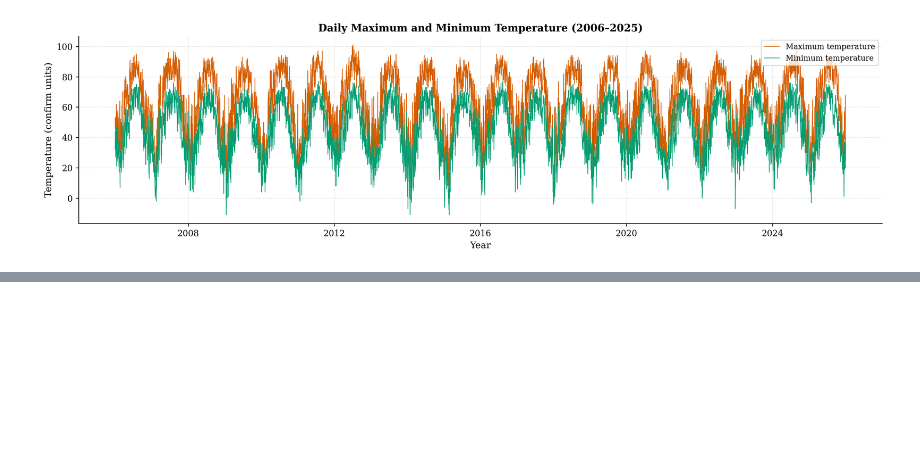
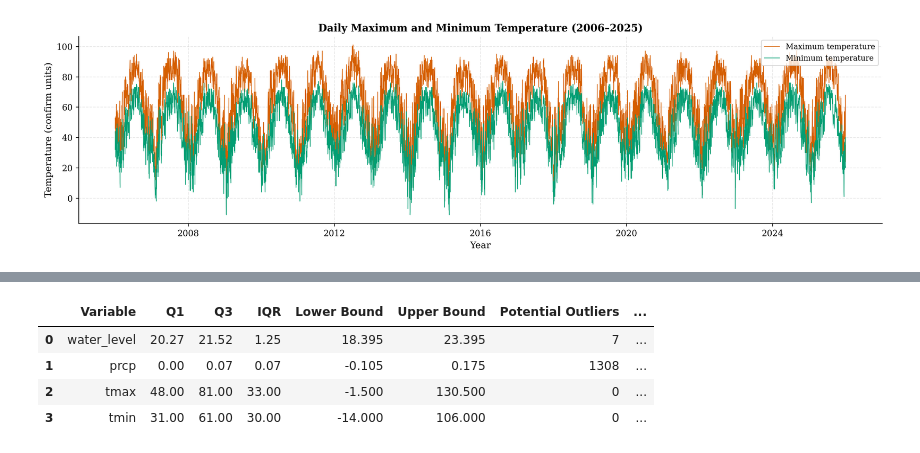
Before and after one commit to Yarek81/Predicting-Groundwater-Levels-Time-Series-Analysis, a Jupyter notebook: Predicting_Groundwater_Levels_with_ML.ipynb, the cells around one changed output, grey strips where cells are left out. Saved outputs shown, nothing was run; the diff lists cells and outputs as text; code cells hidden in the pictures; blank space fills up the shorter version.

```diff
--- a/Predicting_Groundwater_Levels_with_ML.ipynb
+++ b/Predicting_Groundwater_Levels_with_ML.ipynb
@@ -589,0 +773,46 @@ plt.show()
+# %%
+# ============================================================
+# POTENTIAL OUTLIER DETECTION (IQR METHOD)
+# ============================================================
+
+outlier_results = []
+
+for variable in variables:
+
+    series = df[variable].dropna()
+
+    Q1 = series.quantile(0.25)
+    Q3 = series.quantile(0.75)
+
+    IQR = Q3 - Q1
+
+    lower_bound = Q1 - 1.5 * IQR
+    upper_bound = Q3 + 1.5 * IQR
+
+    outliers = series[
+        (series < lower_bound) |
+        (series > upper_bound)
+    ]
+
+    outlier_results.append({
+        "Variable": variable,
+        "Q1": Q1,
+        "Q3": Q3,
+        "IQR": IQR,
+        "Lower Bound": lower_bound,
+        "Upper Bound": upper_bound,
+        "Potential Outliers": len(outliers),
+        "Outlier Percentage (%)": (
+            len(outliers) / len(series) * 100
+        )
+    })
+
+outlier_summary = pd.DataFrame(outlier_results)
+
+display(outlier_summary.round(3))
+# %% [output]
+|  | Variable | Q1 | Q3 | IQR | Lower Bound | Upper Bound | Potential Outliers | ... |
+| 0 | water_level | 20.27 | 21.52 | 1.25 | 18.395 | 23.395 | 7 | ... |
+| 1 | prcp | 0.00 | 0.07 | 0.07 | -0.105 | 0.175 | 1308 | ... |
+| 2 | tmax | 48.00 | 81.00 | 33.00 | -1.500 | 130.500 | 0 | ... |
+| 3 | tmin | 31.00 | 61.00 | 30.00 | -14.000 | 106.000 | 0 | ... |
```
Also changed, not shown: parts of 8 cells of this notebook, 2 other files.
